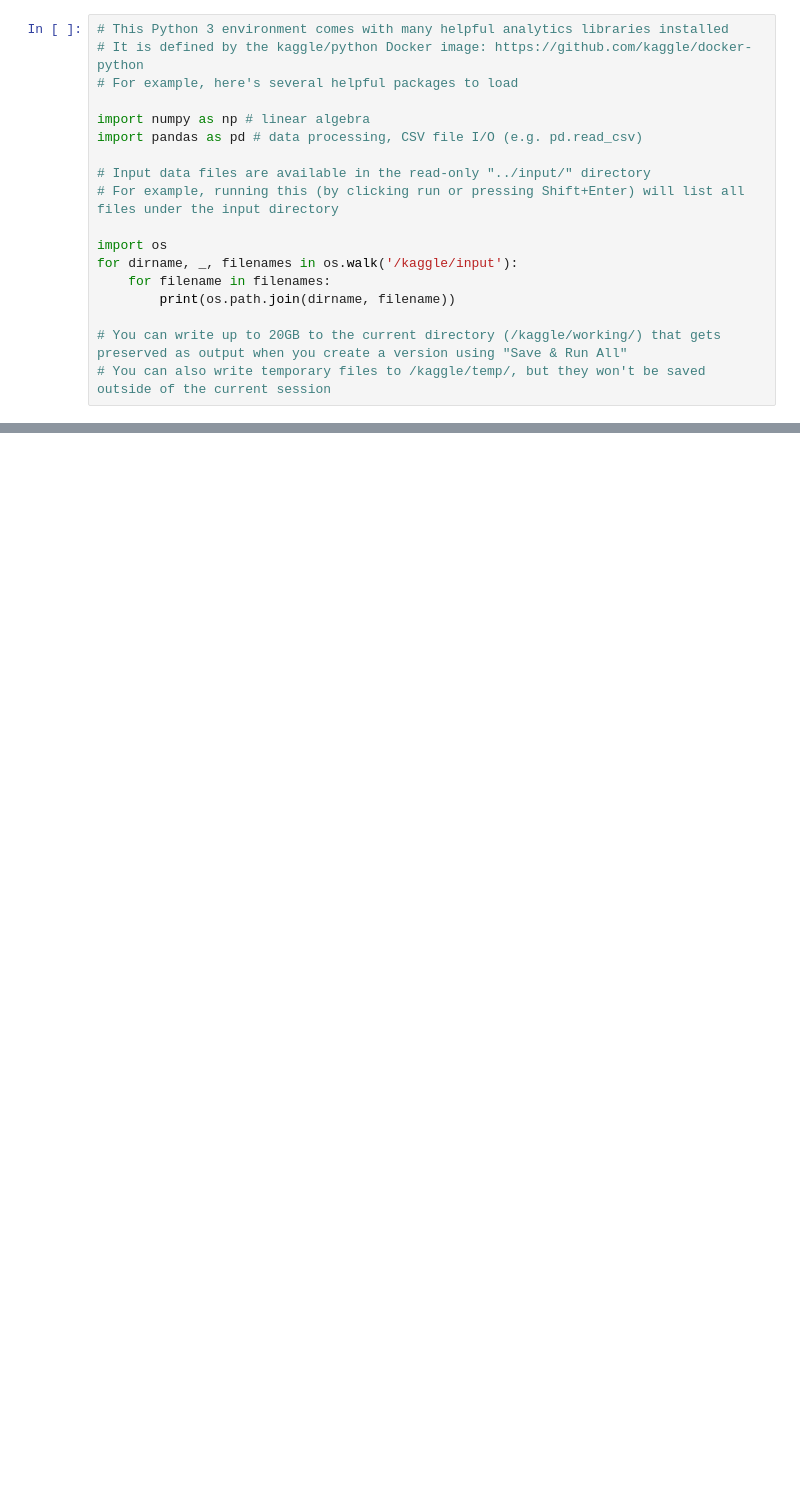
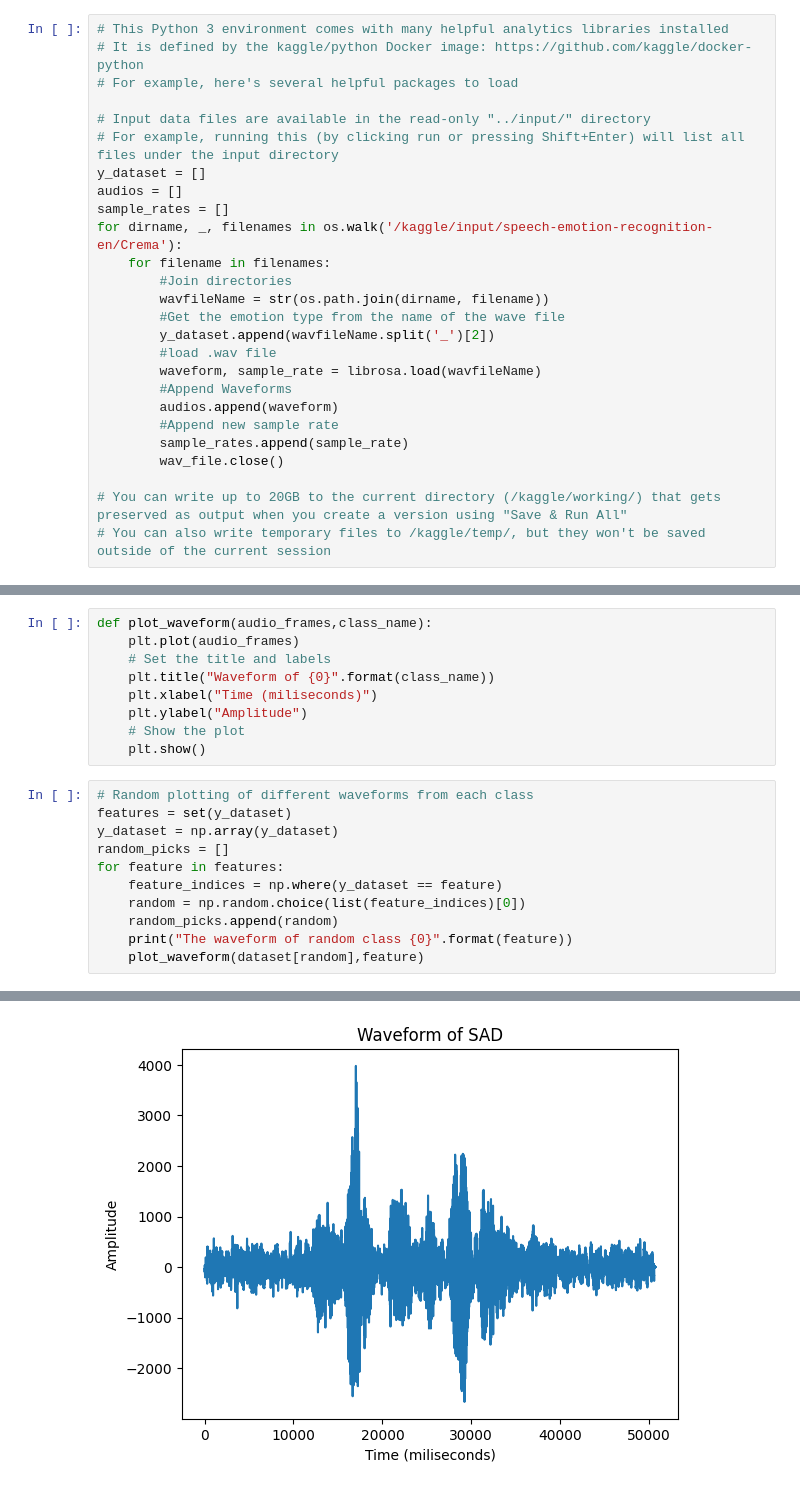
Before and after one commit to AhmadHazem/Speech_Emotion_Recognition, a Jupyter notebook: speech-emotion-recognition1.ipynb, the cells around one changed output, grey strips where cells are left out. Saved outputs shown, nothing was run; the diff lists cells and outputs as text; blank space fills up the shorter version.

Commit message:
Kaggle Notebook | Speech_Emotion_Recognition1 | Version 4

```diff
--- a/speech-emotion-recognition1.ipynb
+++ b/speech-emotion-recognition1.ipynb
@@ -3,16 +55,24 @@
 # It is defined by the kaggle/python Docker image: https://github.com/kaggle/docker-python
 # For example, here's several helpful packages to load
 
-import numpy as np # linear algebra
-import pandas as pd # data processing, CSV file I/O (e.g. pd.read_csv)
-
 # Input data files are available in the read-only "../input/" directory
 # For example, running this (by clicking run or pressing Shift+Enter) will list all files under the input directory
-
-import os
-for dirname, _, filenames in os.walk('/kaggle/input'):
+y_dataset = []
+audios = []
+sample_rates = []
+for dirname, _, filenames in os.walk('/kaggle/input/speech-emotion-recognition-en/Crema'):
     for filename in filenames:
-        print(os.path.join(dirname, filename))
+        #Join directories
+        wavfileName = str(os.path.join(dirname, filename))
+        #Get the emotion type from the name of the wave file
+        y_dataset.append(wavfileName.split('_')[2])
+        #load .wav file
+        waveform, sample_rate = librosa.load(wavfileName)
+        #Append Waveforms
+        audios.append(waveform)
+        #Append new sample rate
+        sample_rates.append(sample_rate)
+        wav_file.close()
 
 # You can write up to 20GB to the current directory (/kaggle/working/) that gets preserved as output when you create a version using "Save & Run All"
 # You can also write temporary files to /kaggle/temp/, but they won't be saved outside of the current session
@@ -36,0 +88,21 @@ for dirname, _, filenames in os.walk('/kaggle/input'):
+# %%
+def plot_waveform(audio_frames,class_name):
+    plt.plot(audio_frames)
+    # Set the title and labels
+    plt.title("Waveform of {0}".format(class_name))
+    plt.xlabel("Time (miliseconds)")
+    plt.ylabel("Amplitude")
+    # Show the plot
+    plt.show()
+# %%
+# Random plotting of different waveforms from each class
+features = set(y_dataset)
+y_dataset = np.array(y_dataset)
+random_picks = []
+for feature in features:
+    feature_indices = np.where(y_dataset == feature)
+    random = np.random.choice(list(feature_indices)[0])
+    random_picks.append(random)
+    print("The waveform of random class {0}".format(feature))
+    plot_waveform(dataset[random],feature)
+# %% [output]
@@ -36,0 +110 @@ for dirname, _, filenames in os.walk('/kaggle/input'):
+[figure, added]
```
Also changed, not shown: parts of 21 cells of this notebook.
